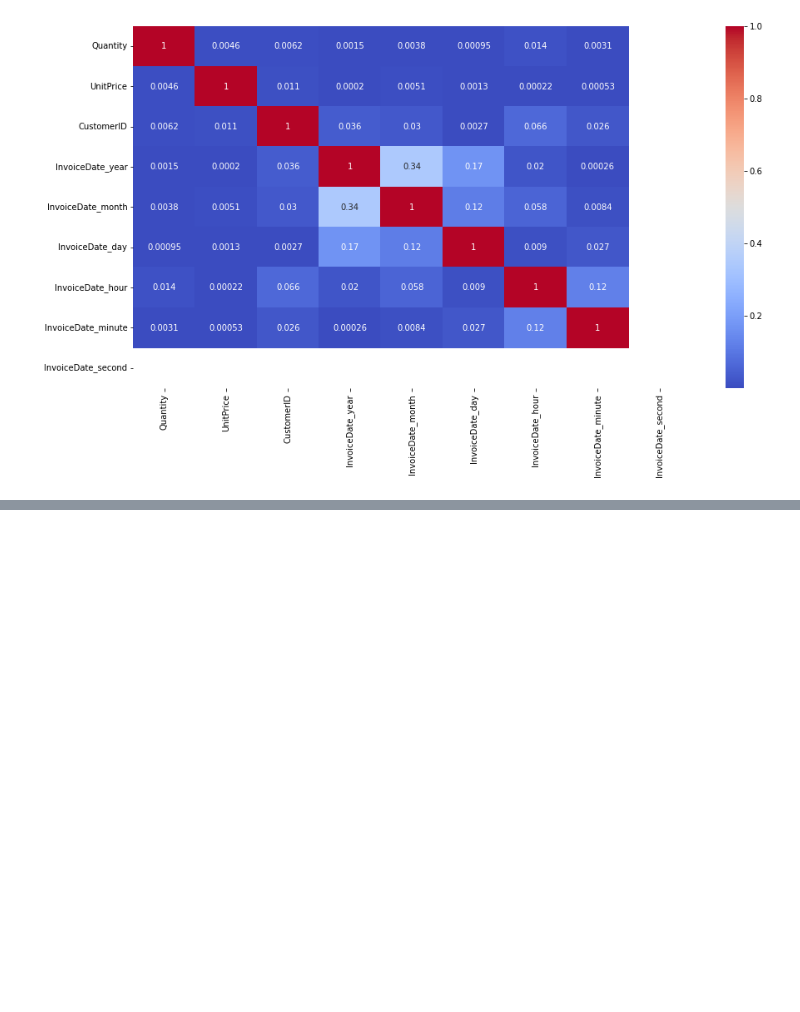
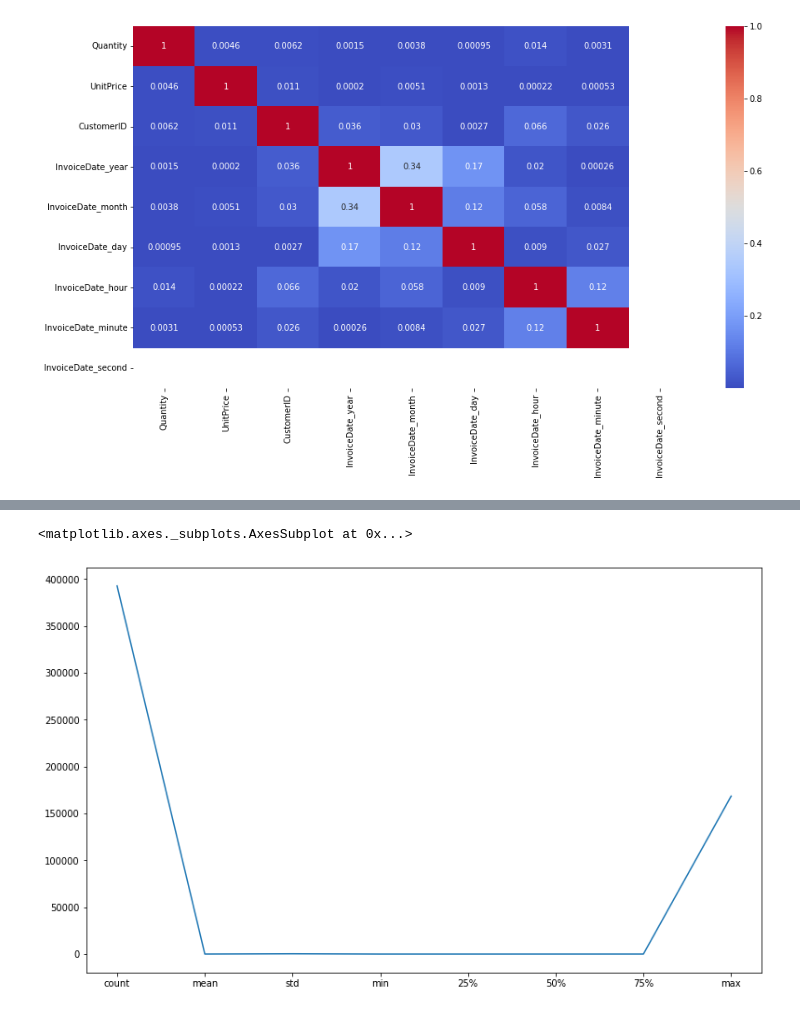
Before and after one commit to rushikeshjagatap85/Online_Retail_Customer_Segmentation_Capstone_Project, a Jupyter notebook: Online_Retail_Customer_Segmentation_Capstone_Project.ipynb, the cells around one changed output, grey strips where cells are left out. Drawn from its saved outputs; the diff is of its cells as text; code cells hidden in the pictures; blank space fills up the shorter version.

```diff
--- a/Online_Retail_Customer_Segmentation_Capstone_Project.ipynb
+++ b/Online_Retail_Customer_Segmentation_Capstone_Project.ipynb
@@ -676,0 +715,6 @@ sns.heatmap(abs(correlation), annot=True, cmap='coolwarm')
+# %%
+plt.figure(figsize=(13,8))
+customer_df['TotalAmount'].describe().plot()
+# %% [output]
+<matplotlib.axes._subplots.AxesSubplot at 0x...>
+[figure, added]
```
Also changed, not shown: parts of 44 cells of this notebook.
